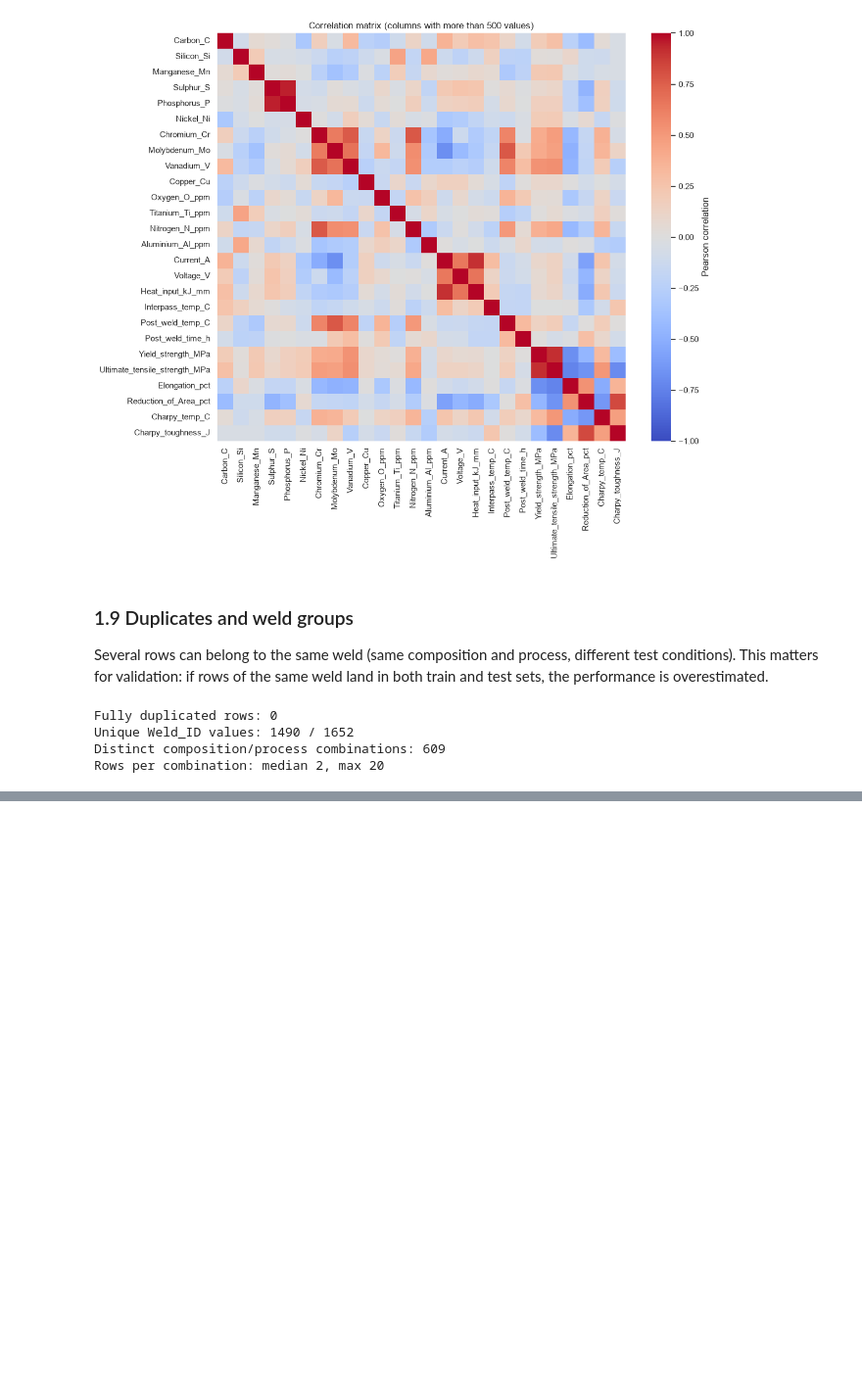
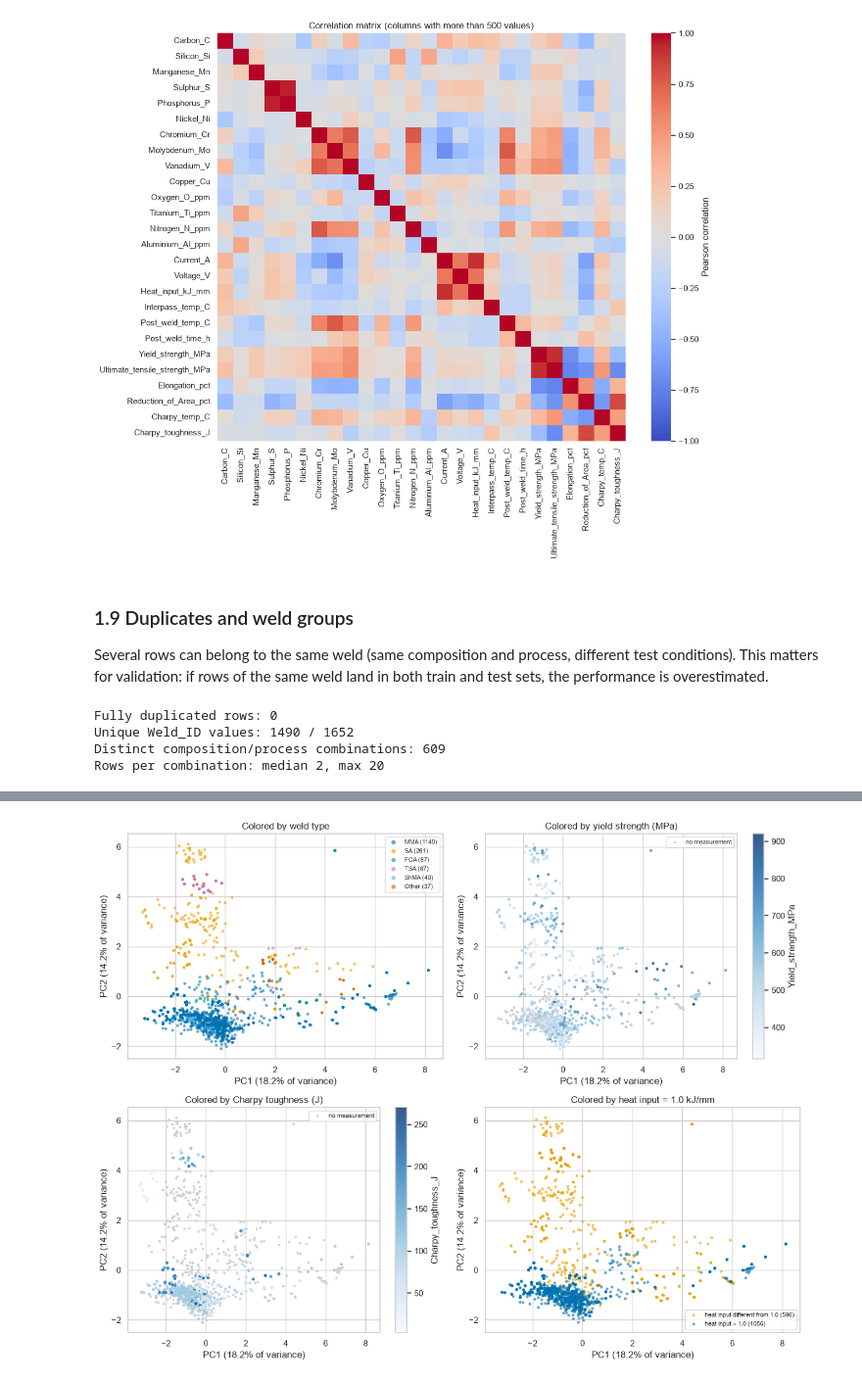
Before and after one commit to andredemedeiros/weld-quality-prediction, a Jupyter notebook: ml_project_nico.ipynb, the cells around one changed output, grey strips where cells are left out. Shown at 98% size. Drawn from its saved outputs; the diff is of its cells as text; code cells hidden in the pictures; blank space fills up the shorter version.

```diff
--- a/ml_project_nico.ipynb
+++ b/ml_project_nico.ipynb
@@ -290,0 +581,47 @@ Rows per combination: median 2, max 20
+# %%
+Z = pd.DataFrame(pca_num.transform(X_pca_num)[:, :4], columns=["PC1", "PC2", "PC3", "PC4"], index=X_t.index)
+var_pct = pca_num.explained_variance_ratio_ * 100
+
+weld_order = main_welds + ["Other"]
+weld_colors = dict(zip(weld_order, ["#0072B2", "#E69F00", "#009E73", "#CC79A7", "#56B4E9", "#D55E00"]))
+
+fig, axes = plt.subplots(2, 2, figsize=(13, 10))
+
+# a) weld type
+ax = axes[0, 0]
+for weld in weld_order:
+    mask = df_clean["Type_of_weld"] == weld
+    ax.scatter(Z.loc[mask, "PC1"], Z.loc[mask, "PC2"], s=14, alpha=0.6, color=weld_colors[weld],
+               label=f"{weld} ({mask.sum()})", edgecolor="none")
+ax.set_title("Colored by weld type")
+ax.legend(fontsize=8, markerscale=1.5)
+
+# b) and c) continuous candidate quality variables
+for ax, col, title in [(axes[0, 1], "Yield_strength_MPa", "Colored by yield strength (MPa)"),
+                       (axes[1, 0], "Charpy_toughness_J", "Colored by Charpy toughness (J)")]:
+    has_value = df_clean[col].notna()
+    ax.scatter(Z.loc[~has_value, "PC1"], Z.loc[~has_value, "PC2"], s=10, color="#d0d0d0", edgecolor="none",
+               label="no measurement")
+    sc = ax.scatter(Z.loc[has_value, "PC1"], Z.loc[has_value, "PC2"], s=14, c=df_clean.loc[has_value, col],
+                    cmap="Blues", edgecolor="none", alpha=0.8)
+    plt.colorbar(sc, ax=ax, label=col)
+    ax.set_title(title)
+    ax.legend(fontsize=8, loc="upper right")
+
+# d) heat input equal to 1.0
+ax = axes[1, 1]
+is_one = df_clean["Heat_input_kJ_mm"] == 1.0
+ax.scatter(Z.loc[~is_one, "PC1"], Z.loc[~is_one, "PC2"], s=14, alpha=0.6, color=ORANGE, edgecolor="none",
+           label=f"heat input different from 1.0 ({(~is_one).sum()})")
+ax.scatter(Z.loc[is_one, "PC1"], Z.loc[is_one, "PC2"], s=14, alpha=0.6, color=BLUE, edgecolor="none",
+           label=f"heat input = 1.0 ({is_one.sum()})")
+ax.set_title("Colored by heat input = 1.0 kJ/mm")
+ax.legend(fontsize=8)
+
+for ax in axes.ravel():
+    ax.set_xlabel(f"PC1 ({var_pct[0]:.1f}% of variance)")
+    ax.set_ylabel(f"PC2 ({var_pct[1]:.1f}% of variance)")
+plt.tight_layout()
+plt.show()
+# %% [output]
+[figure, added]
```
Also changed, not shown: parts of 23 cells of this notebook.
